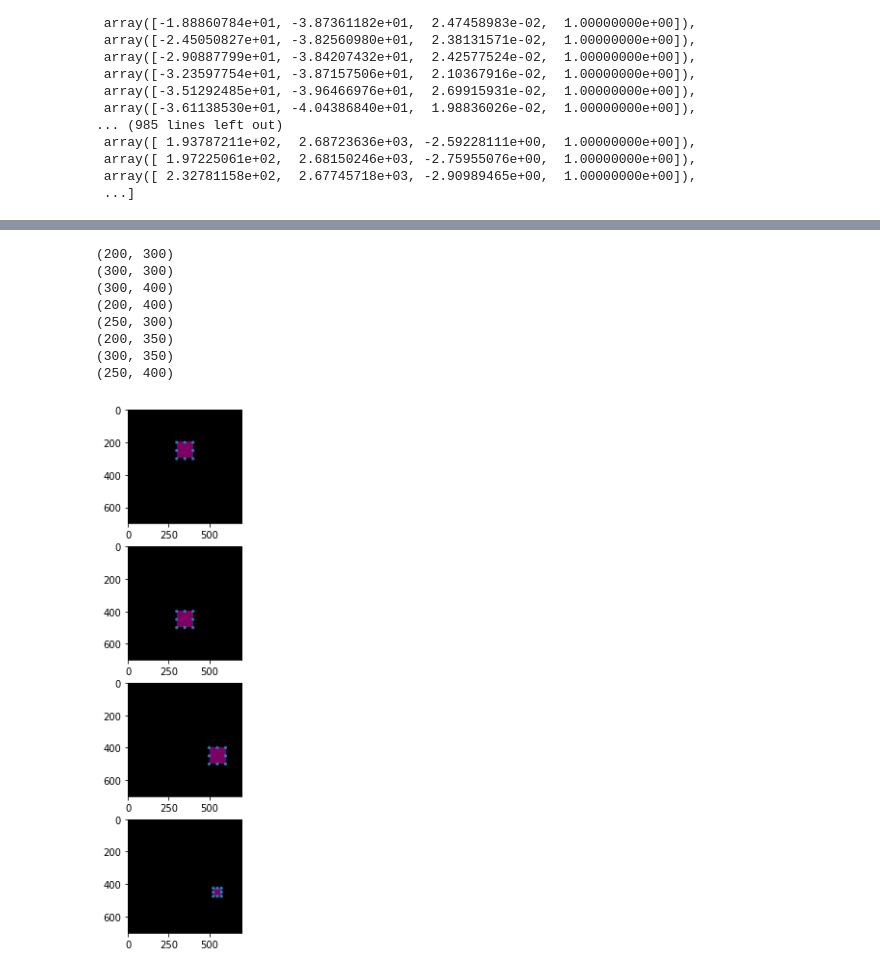
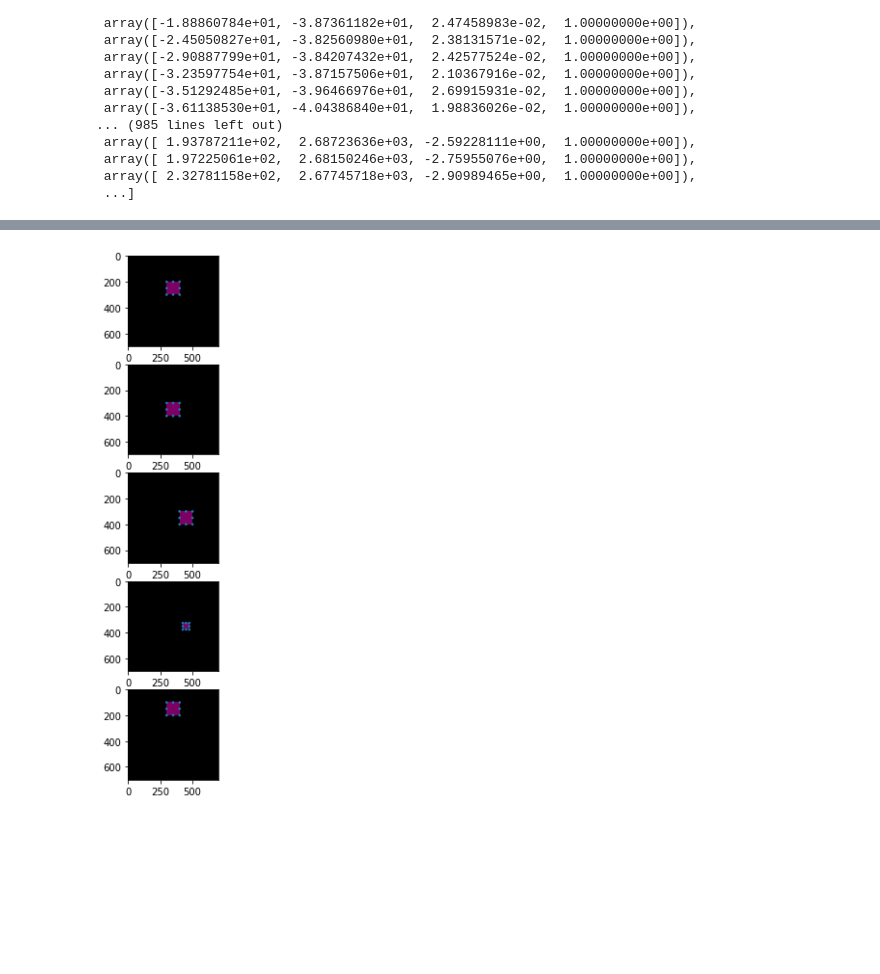
Before and after one commit to akhiaji/VisualOdometry, a Jupyter notebook: VO Testing.ipynb, the cells around one changed output, grey strips where cells are left out. Cells and saved outputs as stored; diff of their text form; code cells hidden in the pictures; blank space fills up the shorter version.

```diff
--- a/VO Testing.ipynb
+++ b/VO Testing.ipynb
@@ -199,21 +249,0 @@ for rgb, h in zip(rgb_files, depth_files):
-# %%
-last_rgb = None
-last_h = None
-position = np.array([0,0,0,1])
-positions = []
-i = 0
-for rgb, h in zip(rgb_files, depth_files):
-    i += 1
-    if last_rgb is None and last_h is None:
-        last_rgb = cv.imread('rgbd_dataset_freiburg1_floor/rgb/'+rgb,0)
-        last_h = cv.imread('rgbd_dataset_freiburg1_floor/depth/'+h,-cv.IMREAD_ANYDEPTH)/50000
-    else:
-        rgb = cv.imread('rgbd_dataset_freiburg1_floor/rgb/'+rgb,0)
-        h = cv.imread('rgbd_dataset_freiburg1_floor/depth/'+h,-cv.IMREAD_ANYDEPTH)/50000
-        transformation = calcTransform(last_rgb, rgb, last_h, h)
-        position = transformation @ position
-        positions.append(position.copy())
-        last_rgb = rgb
-        last_h = h
-    if i % 100 == 0:
-        print(i)
@@ -343,58 +386,59 @@ rgb.columns = ["timestamp", "rgb_files"]
 rgb["timestamp"] = rgb["timestamp"].astype(str)
 # %%
 s = 100
-m = 200
+m = 100
 test_img1 = np.zeros((700,700, 3), dtype=int)
 test_img1[200:200+s, 300:300+s,:] = [125, 0, 100]
 h1 = np.zeros((700,700), dtype=int)
-h1[200:200+s, 300:300+s] = 5
+h1[200:200+s+1, 300:300+s+1] = 5
 test_img2 = np.zeros((700,700, 3), dtype=int)
 test_img2[200+m:200+s+m, 300:300+s,:] = [125, 0, 100]
 h2 = np.zeros((700,700), dtype=int)
-h2[200+m:200+s+m, 300:300+s] = 5
+h2[200+m:200+s+m+1, 300:300+s+1] = 5
 test_img3 =  np.zeros((700,700, 3), dtype=int)
 test_img3[200+m:200+s+m, 300+m:300+s+m,:] = [125, 0, 100]
 h3 = np.zeros((700,700), dtype=int)
-h3[200+m:200+s+m, 300+m:300+s+m] = 5
+h3[200+m:200+s+m+1, 300+m:300+s+m+1] = 5
 test_img4 =  np.zeros((700,700, 3), dtype=int)
 test_img4[200+m + int(s/4):200+s+m- int(s/4), 300+m+ int(s/4):300+s+m- int(s/4),:] = [125, 0, 100]
 h4 = np.zeros((700,700), dtype=int)
-h4[200+m + int(s/4):200+s+m- int(s/4), 300+m+ int(s/4):300+s+m- int(s/4)] = 10
+h4[200+m + int(s/4):200+s+m- int(s/4)+1, 300+m+ int(s/4):300+s+m- int(s/4)+1] = 10
+test_img5 = np.zeros((700,700, 3), dtype=int)
+test_img5[200-m:200+s-m, 300:300+s,:] = [125, 0, 100]
+h5 = np.zeros((700,700), dtype=int)
+h5[200-m:200+s-m+1, 300:300+s+1] = 5
 
 img1_kp = [(200, 300), (200+s, 300), (200+s, 300+s), (200, 300+s), (200+int(s/2), 300), (200, 300+int(s/2)), (200+s, 300+int(s/2)), (200+int(s/2), 300+s)]
 img2_kp = [(200+m, 300), (200+s+m, 300), (200+s+m, 300+s), (200+m, 300+s), (200+int(s/2)+m, 300), (200+m, 300+int(s/2)), (200+s+m, 300+int(s/2)), (200+int(s/2)+m, 300+s)]
 img3_kp = [(200+m, 300+m), (200+s+m, 300+m), (200+s+m, 300+s+m), (200+m, 300+s+m), (200+int(s/2)+m, 300+m), (200+m, 300+int(s/2)+m), (200+s+m, 300+int(s/2)+m), (200+int(s/2)+m, 300+s+m)]
 img4_kp = [(200+m + int(s/4), 300+m + int(s/4)), (200+s+m - int(s/4), 300+m + int(s/4)), (200+s+m- int(s/4), 300+s+m-int(s/4)), (200+m+int(s/4), 300+s+m-int(s/4)), (200+int(s/2)+m, 300+m+int(s/4)), (200+m+int(s/4), 300+int(s/2)+m), (200+s+m-int(s/4), 300+int(s/2)+m), (200+int(s/2)+m, 300+s+m-int(s/4))]
+img5_kp = [(200-m, 300), (200+s-m, 300), (200+s-m, 300+s), (200-m, 300+s), (200+int(s/2)-m, 300), (200-m, 300+int(s/2)), (200+s-m, 300+int(s/2)), (200+int(s/2)-m, 300+s)]
 # %%
 
 from matplotlib.patches import Circle
-f, ax = plt.subplots(4,1, figsize=(10,10))
+f, ax = plt.subplots(5,1, figsize=(10,10))
 ax[0].imshow(test_img1)
 for i in img1_kp:
     circ = Circle((i[1],i[0]),10)
     ax[0].add_patch(circ)
 ax[1].imshow(test_img2)
 for i in img2_kp:
     circ = Circle((i[1],i[0]),10)
     ax[1].add_patch(circ)
 ax[2].imshow(test_img3)
 for i in img3_kp:
     circ = Circle((i[1],i[0]),10)
     ax[2].add_patch(circ)
 ax[3].imshow(test_img4)
 for i in img4_kp:
     circ = Circle((i[1],i[0]),10)
     ax[3].add_patch(circ)
+ax[4].imshow(test_img5)
+for i in img5_kp:
+    circ = Circle((i[1],i[0]),10)
+    ax[4].add_patch(circ)
 # %% [output]
-(200, 300)
-(300, 300)
-(300, 400)
-(200, 400)
-(250, 300)
-(200, 350)
-(300, 350)
-(250, 400)
-[figure, old version]
+[figure, new version]
 # %%
 img1_points = []
 img2_points = []
```
Also changed, not shown: parts of 16 cells of this notebook.
